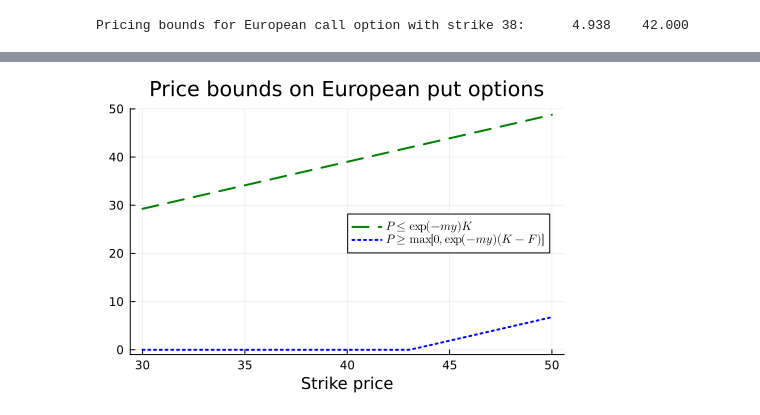
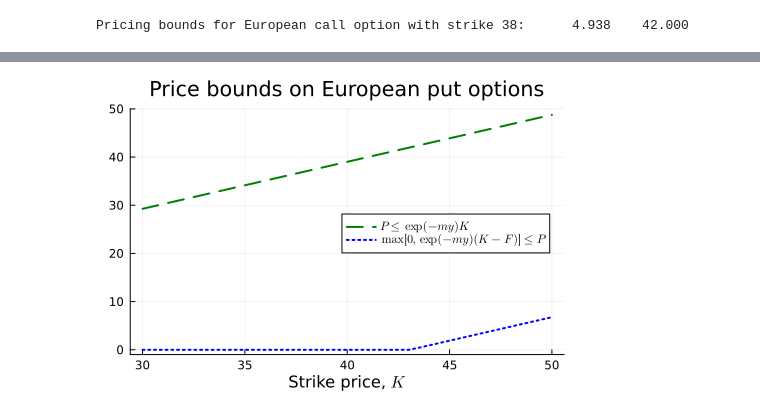
Before and after one commit to PaulSoderlind/FinancialTheoryMSc, a Jupyter notebook: Ch19_Options1.ipynb, the cells around one changed output, grey strips where cells are left out. Drawn from its saved outputs; the diff is of its cells as text; code cells hidden in the pictures.

```diff
--- a/Ch19_Options1.ipynb
+++ b/Ch19_Options1.ipynb
@@ -171,16 +165,16 @@ $$
 # %%
 P_Upper = exp(-m*y)*K_range
 P_Lower = max.(0,exp(-m*y)*(K_range.-F))
 
 p1 = plot( K_range,[P_Upper P_Lower],
            linecolor = [:green :blue],
            linewidth = 2,
            linestyle = [:dash :dot],
-           label = [L" P \leq \exp(-my)K " L" P \geq \max[0,\exp(-my)(K-F)]  "],
+           label = [L" P \leq \exp(-my)K " L"\max[0,\exp(-my)(K-F)] \leq P"],
            ylim = (-1,50),
            legend = :right,
            title = "Price bounds on European put options",
-           xlabel = "Strike price" )
+           xlabel = L"Strike price, $K$" )
 display(p1)
 # %% [output]
-[figure, old version]
+[figure, new version]
```
Also changed, not shown: parts of 9 cells of this notebook.
